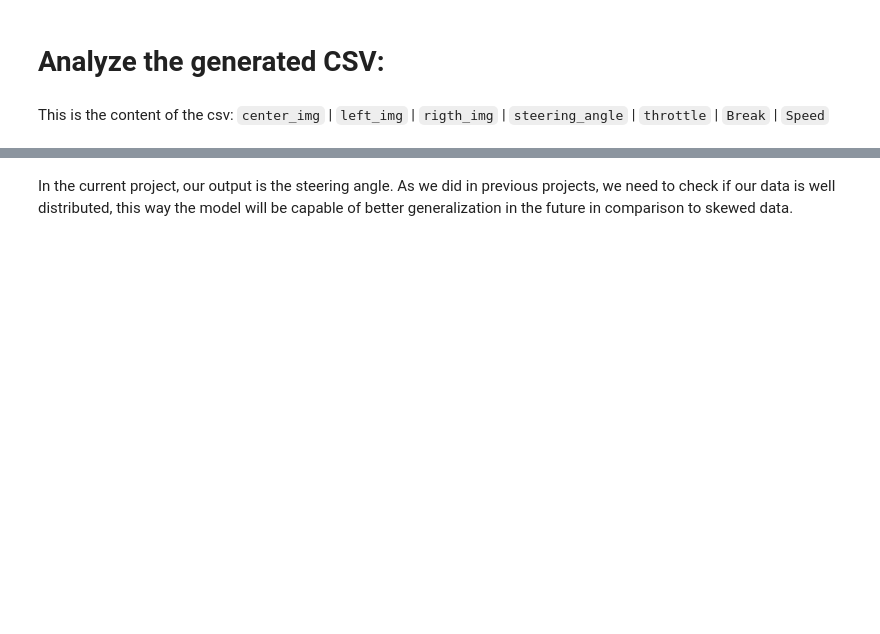
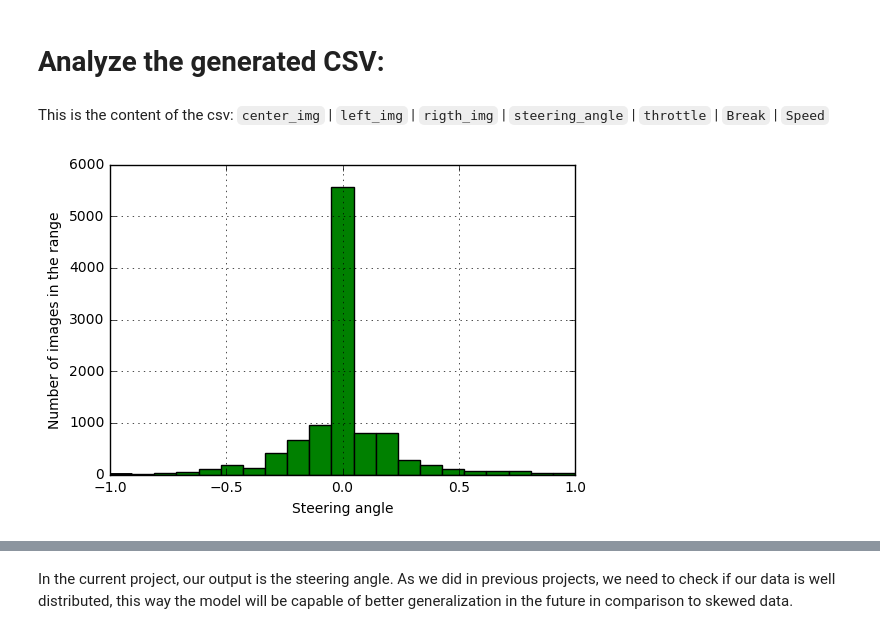
Before and after one commit to yhoazk/CarND-Behavioral-Cloning-P3, a Jupyter notebook: ExploreAndPreprocessData.ipynb, the cells around one changed output, grey strips where cells are left out. Drawn from its saved outputs; the diff is of its cells as text; code cells hidden in the pictures; blank space fills up the shorter version.

```diff
--- a/ExploreAndPreprocessData.ipynb
+++ b/ExploreAndPreprocessData.ipynb
@@ -114,0 +214,5 @@ for line in labels_csv:
+# %%
+X_all,y_all = get_dataset(IMG_DIR, LABEL_CSV )
+n_all, bins_all = analyze_dataset(y_all)
+# %% [output]
+[figure, added]
```
Also changed, not shown: parts of 15 cells of this notebook, 2 other files.
